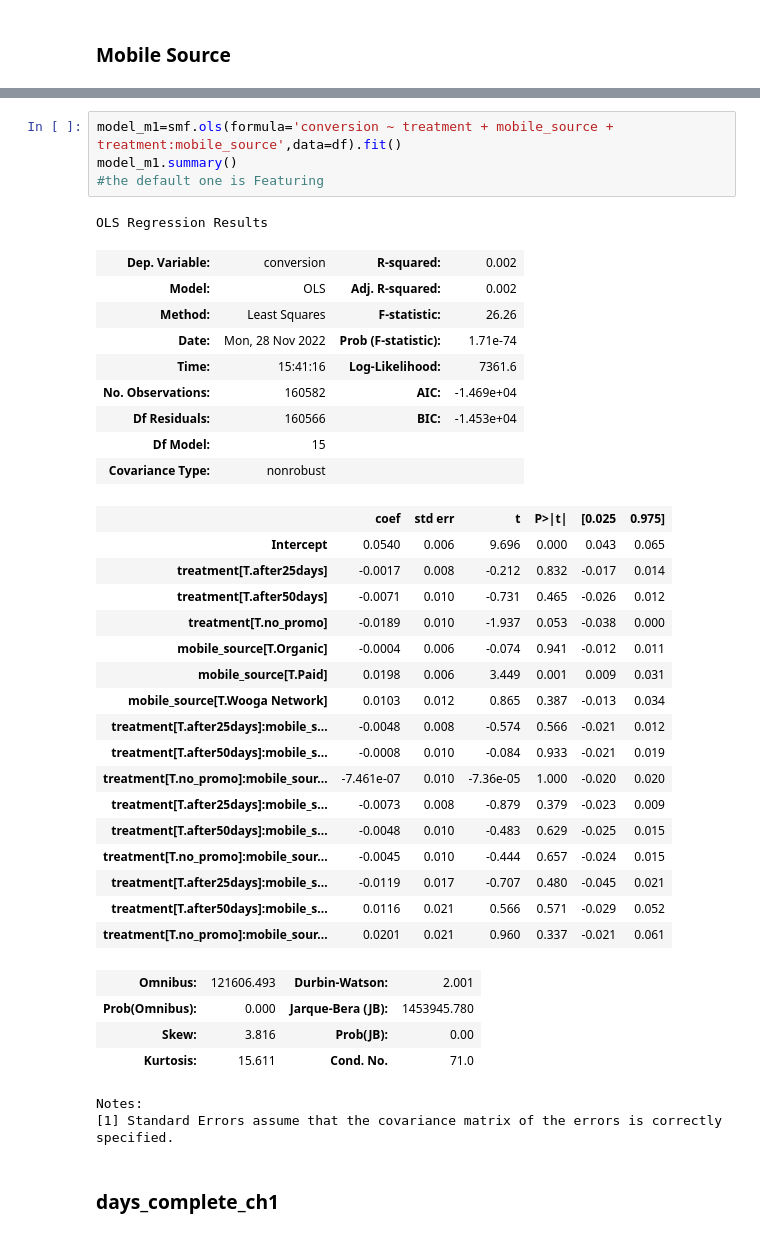
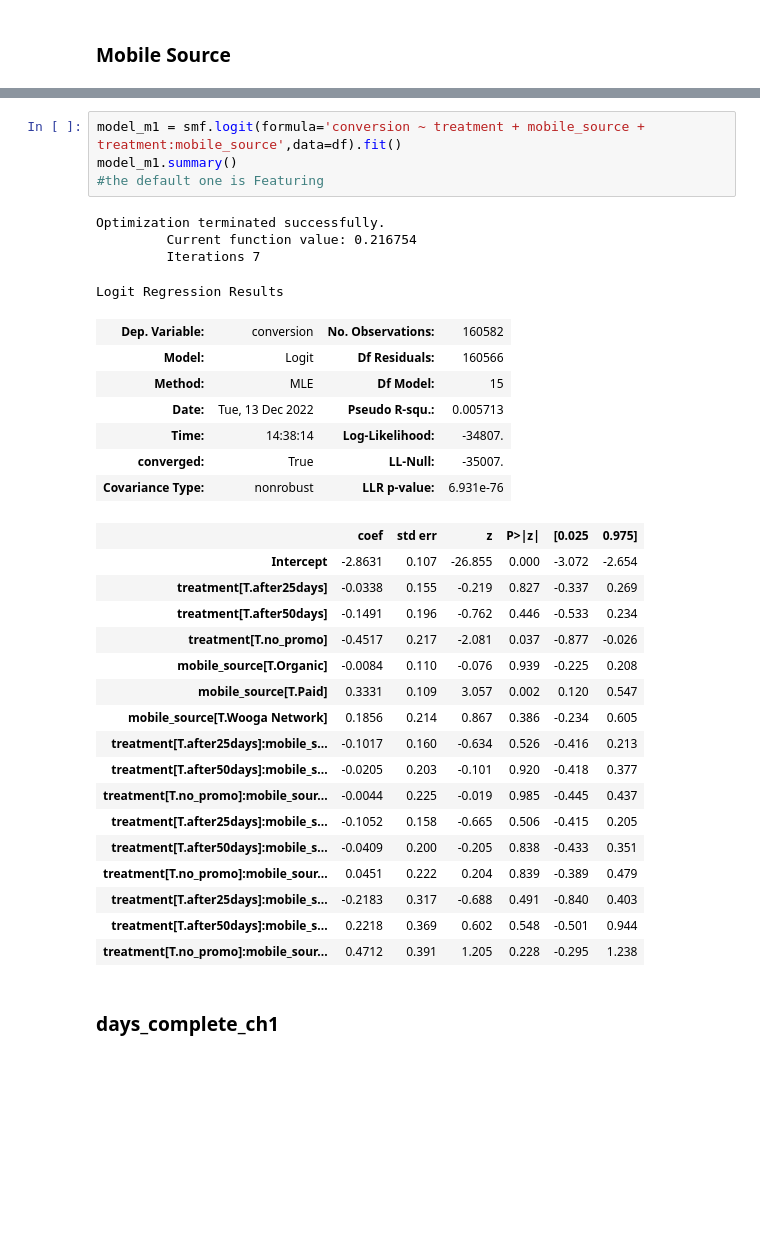
Before and after one commit to Augustzhang-yx/Capstone-abtest, a Jupyter notebook: Final Code.ipynb, the cells around one changed output, grey strips where cells are left out. Drawn from its saved outputs; the diff is of its cells as text; blank space fills up the shorter version.

```diff
--- a/Final Code.ipynb
+++ b/Final Code.ipynb
@@ -568,41 +576,36 @@ Notes:
 # %%
-model_m1=smf.ols(formula='conversion ~ treatment + mobile_source + treatment:mobile_source',data=df).fit()
+model_m1 = smf.logit(formula='conversion ~ treatment + mobile_source + treatment:mobile_source',data=df).fit()
 model_m1.summary()
 #the default one is Featuring
 # %% [output]
-OLS Regression Results
+Optimization terminated successfully.
+         Current function value: 0.216754
+         Iterations 7
+Logit Regression Results
-| Dep. Variable: | conversion | R-squared: | 0.002 |
-| Model: | OLS | Adj. R-squared: | 0.002 |
-| Method: | Least Squares | F-statistic: | 26.26 |
-| Date: | Mon, 28 Nov 2022 | Prob (F-statistic): | 1.71e-74 |
-| Time: | 15:41:16 | Log-Likelihood: | 7361.6 |
-| No. Observations: | 160582 | AIC: | -1.469e+04 |
-| Df Residuals: | 160566 | BIC: | -1.453e+04 |
-| Df Model: | 15 |  |  |
-| Covariance Type: | nonrobust |  |  |
+| Dep. Variable: | conversion | No. Observations: | 160582 |
+| Model: | Logit | Df Residuals: | 160566 |
+| Method: | MLE | Df Model: | 15 |
+| Date: | Tue, 13 Dec 2022 | Pseudo R-squ.: | 0.005713 |
+| Time: | 14:38:14 | Log-Likelihood: | -34807. |
+| converged: | True | LL-Null: | -35007. |
+| Covariance Type: | nonrobust | LLR p-value: | 6.931e-76 |
-|  | coef | std err | t | P>|t| | [0.025 | 0.975] |
-| Intercept | 0.0540 | 0.006 | 9.696 | 0.000 | 0.043 | 0.065 |
-| treatment[T.after25days] | -0.0017 | 0.008 | -0.212 | 0.832 | -0.017 | 0.014 |
-| treatment[T.after50days] | -0.0071 | 0.010 | -0.731 | 0.465 | -0.026 | 0.012 |
-| treatment[T.no_promo] | -0.0189 | 0.010 | -1.937 | 0.053 | -0.038 | 0.000 |
-| mobile_source[T.Organic] | -0.0004 | 0.006 | -0.074 | 0.941 | -0.012 | 0.011 |
-| mobile_source[T.Paid] | 0.0198 | 0.006 | 3.449 | 0.001 | 0.009 | 0.031 |
-| mobile_source[T.Wooga Network] | 0.0103 | 0.012 | 0.865 | 0.387 | -0.013 | 0.034 |
-| treatment[T.after25days]:mobile_s... | -0.0048 | 0.008 | -0.574 | 0.566 | -0.021 | 0.012 |
-| treatment[T.after50days]:mobile_s... | -0.0008 | 0.010 | -0.084 | 0.933 | -0.021 | 0.019 |
-| treatment[T.no_promo]:mobile_sour... | -7.461e-07 | 0.010 | -7.36e-05 | 1.000 | -0.020 | 0.020 |
-| treatment[T.after25days]:mobile_s... | -0.0073 | 0.008 | -0.879 | 0.379 | -0.023 | 0.009 |
-| treatment[T.after50days]:mobile_s... | -0.0048 | 0.010 | -0.483 | 0.629 | -0.025 | 0.015 |
-| treatment[T.no_promo]:mobile_sour... | -0.0045 | 0.010 | -0.444 | 0.657 | -0.024 | 0.015 |
-| treatment[T.after25days]:mobile_s... | -0.0119 | 0.017 | -0.707 | 0.480 | -0.045 | 0.021 |
-| treatment[T.after50days]:mobile_s... | 0.0116 | 0.021 | 0.566 | 0.571 | -0.029 | 0.052 |
-| treatment[T.no_promo]:mobile_sour... | 0.0201 | 0.021 | 0.960 | 0.337 | -0.021 | 0.061 |
+|  | coef | std err | z | P>|z| | [0.025 | 0.975] |
+| Intercept | -2.8631 | 0.107 | -26.855 | 0.000 | -3.072 | -2.654 |
+| treatment[T.after25days] | -0.0338 | 0.155 | -0.219 | 0.827 | -0.337 | 0.269 |
+| treatment[T.after50days] | -0.1491 | 0.196 | -0.762 | 0.446 | -0.533 | 0.234 |
+| treatment[T.no_promo] | -0.4517 | 0.217 | -2.081 | 0.037 | -0.877 | -0.026 |
+| mobile_source[T.Organic] | -0.0084 | 0.110 | -0.076 | 0.939 | -0.225 | 0.208 |
+| mobile_source[T.Paid] | 0.3331 | 0.109 | 3.057 | 0.002 | 0.120 | 0.547 |
+| mobile_source[T.Wooga Network] | 0.1856 | 0.214 | 0.867 | 0.386 | -0.234 | 0.605 |
+| treatment[T.after25days]:mobile_s... | -0.1017 | 0.160 | -0.634 | 0.526 | -0.416 | 0.213 |
+| treatment[T.after50days]:mobile_s... | -0.0205 | 0.203 | -0.101 | 0.920 | -0.418 | 0.377 |
+| treatment[T.no_promo]:mobile_sour... | -0.0044 | 0.225 | -0.019 | 0.985 | -0.445 | 0.437 |
+| treatment[T.after25days]:mobile_s... | -0.1052 | 0.158 | -0.665 | 0.506 | -0.415 | 0.205 |
+| treatment[T.after50days]:mobile_s... | -0.0409 | 0.200 | -0.205 | 0.838 | -0.433 | 0.351 |
+| treatment[T.no_promo]:mobile_sour... | 0.0451 | 0.222 | 0.204 | 0.839 | -0.389 | 0.479 |
+| treatment[T.after25days]:mobile_s... | -0.2183 | 0.317 | -0.688 | 0.491 | -0.840 | 0.403 |
+| treatment[T.after50days]:mobile_s... | 0.2218 | 0.369 | 0.602 | 0.548 | -0.501 | 0.944 |
+| treatment[T.no_promo]:mobile_sour... | 0.4712 | 0.391 | 1.205 | 0.228 | -0.295 | 1.238 |
-| Omnibus: | 121606.493 | Durbin-Watson: | 2.001 |
-| Prob(Omnibus): | 0.000 | Jarque-Bera (JB): | 1453945.780 |
-| Skew: | 3.816 | Prob(JB): | 0.00 |
-| Kurtosis: | 15.611 | Cond. No. | 71.0 |
-Notes:
-[1] Standard Errors assume that the covariance matrix of the errors is correctly specified.
 # %% [markdown]
 ### days_complete_ch1
 # %%
```
Also changed, not shown: parts of 10 cells of this notebook, 1 other file.
